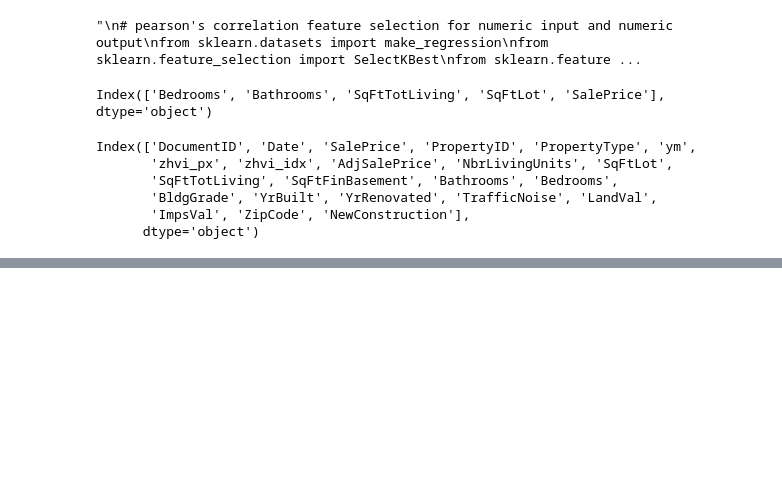
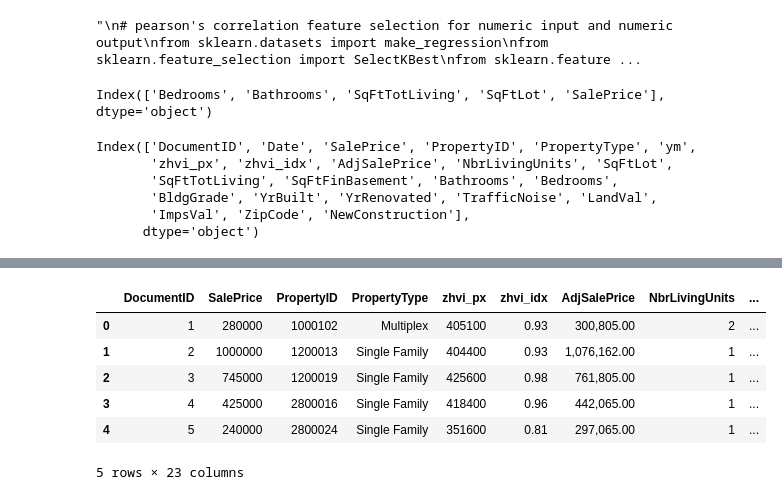
Before and after one commit to amithsbhat/machinelearning, a Jupyter notebook: houseprices.ipynb, the cells around one changed output, grey strips where cells are left out. Drawn from its saved outputs; the diff is of its cells as text; code cells hidden in the pictures; blank space fills up the shorter version.

```diff
--- a/houseprices.ipynb
+++ b/houseprices.ipynb
@@ -345,0 +370,10 @@ house_prices['DtStamp']= house_prices['DtStamp'].astype(int)
+# %%
+house_prices.head()
+# %% [output]
+|  | DocumentID | SalePrice | PropertyID | PropertyType | zhvi_px | zhvi_idx | AdjSalePrice | NbrLivingUnits | ... |
+| 0 | 1 | 280000 | 1000102 | Multiplex | 405100 | 0.93 | 300,805.00 | 2 | ... |
+| 1 | 2 | 1000000 | 1200013 | Single Family | 404400 | 0.93 | 1,076,162.00 | 1 | ... |
+| 2 | 3 | 745000 | 1200019 | Single Family | 425600 | 0.98 | 761,805.00 | 1 | ... |
+| 3 | 4 | 425000 | 2800016 | Single Family | 418400 | 0.96 | 442,065.00 | 1 | ... |
+| 4 | 5 | 240000 | 2800024 | Single Family | 351600 | 0.81 | 297,065.00 | 1 | ... |
+5 rows × 23 columns
```
Also changed, not shown: parts of 27 cells of this notebook.
